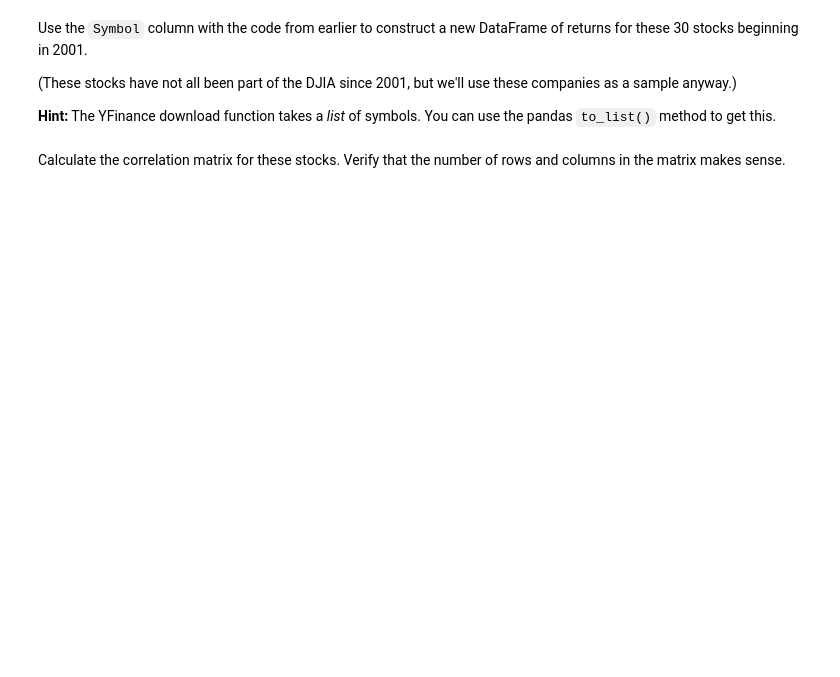
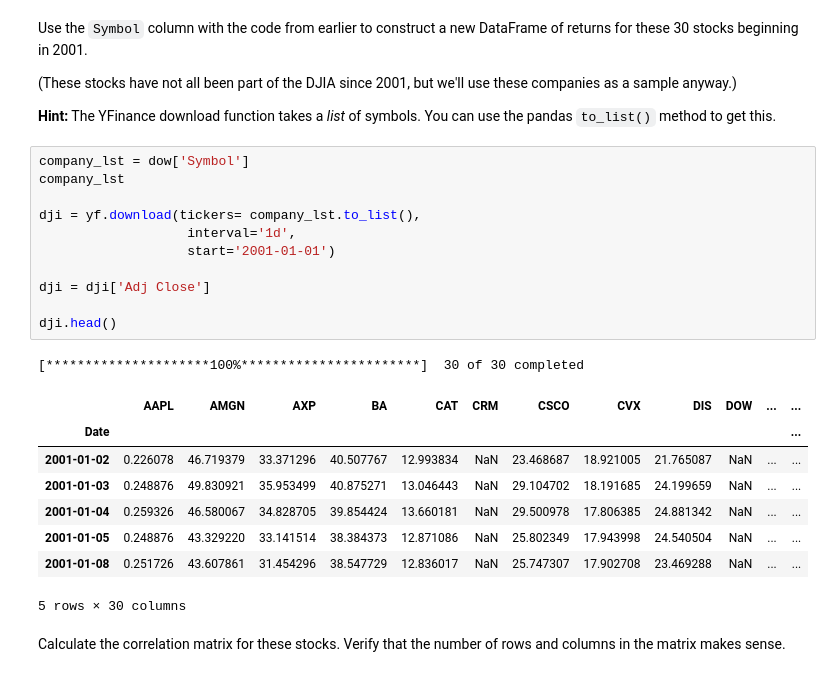
Before and after one commit to vargopal/stockMarket, a Jupyter notebook: HW1.ipynb, the cells around one changed output. Saved outputs shown, nothing was run; the diff lists cells and outputs as text; blank space fills up the shorter version.

```diff
--- a/HW1.ipynb
+++ b/HW1.ipynb
@@ -154,5 +168,26 @@ Use the `Symbol` column with the code from earlier to construct a new DataFrame
 (These stocks have not all been part of the DJIA since 2001, but we'll use these companies as a sample anyway.)
 
 **Hint:** The YFinance download function takes a *list* of symbols. You can use the pandas `to_list()` method to get this.
+# %%
+company_lst = dow['Symbol']
+company_lst
+
+dji = yf.download(tickers= company_lst.to_list(),
+                   interval='1d',
+                   start='2001-01-01')
+
+dji = dji['Adj Close']
+
+dji.head()
+# %% [output]
+[*********************100%***********************]  30 of 30 completed
+|  | AAPL | AMGN | AXP | BA | CAT | CRM | CSCO | CVX | DIS | DOW | ... | ... |
+| Date |  |  |  |  |  |  |  |  |  |  |  | ... |
+| 2001-01-02 | 0.226078 | 46.719379 | 33.371296 | 40.507767 | 12.993834 | NaN | 23.468687 | 18.921005 | 21.765087 | NaN | ... | ... |
+| 2001-01-03 | 0.248876 | 49.830921 | 35.953499 | 40.875271 | 13.046443 | NaN | 29.104702 | 18.191685 | 24.199659 | NaN | ... | ... |
+| 2001-01-04 | 0.259326 | 46.580067 | 34.828705 | 39.854424 | 13.660181 | NaN | 29.500978 | 17.806385 | 24.881342 | NaN | ... | ... |
+| 2001-01-05 | 0.248876 | 43.329220 | 33.141514 | 38.384373 | 12.871086 | NaN | 25.802349 | 17.943998 | 24.540504 | NaN | ... | ... |
+| 2001-01-08 | 0.251726 | 43.607861 | 31.454296 | 38.547729 | 12.836017 | NaN | 25.747307 | 17.902708 | 23.469288 | NaN | ... | ... |
+5 rows × 30 columns
 # %% [markdown]
 Calculate the correlation matrix for these stocks. Verify that the number of rows and columns in the matrix makes sense.
```
Also changed, not shown: parts of 6 cells of this notebook.
